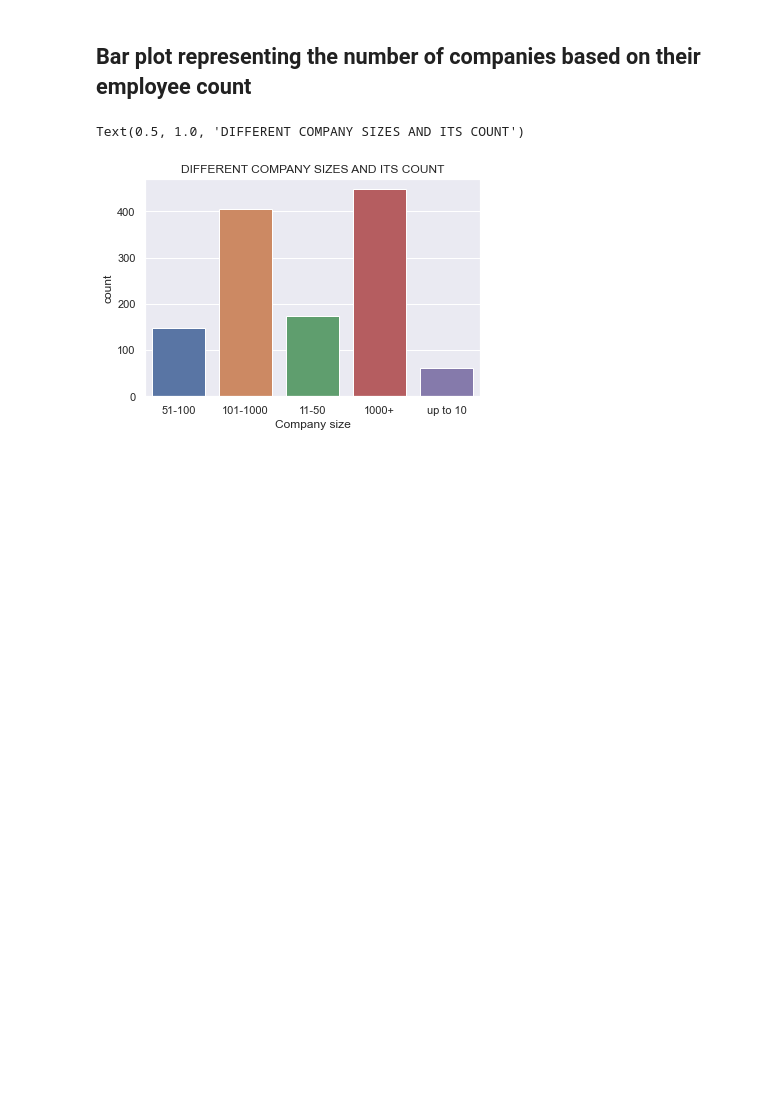
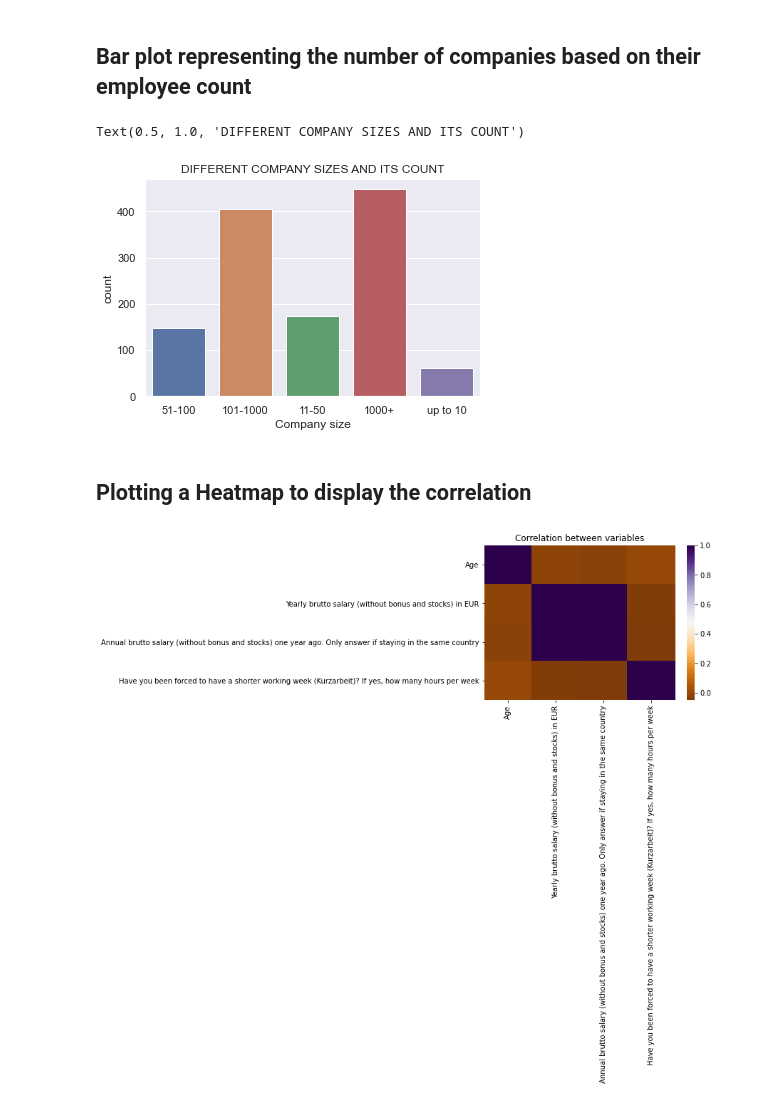
Before and after one commit to suhasparameshwar/DAB103, a Jupyter notebook: PROJECTDAB103FINAL.ipynb, the cells around one changed output. Saved outputs shown, nothing was run; the diff lists cells and outputs as text; code cells hidden in the pictures; blank space fills up the shorter version.

```diff
--- a/PROJECTDAB103FINAL.ipynb
+++ b/PROJECTDAB103FINAL.ipynb
@@ -267,3 +269,12 @@ plt.title("DIFFERENT COMPANY SIZES AND ITS COUNT")
 # %% [output]
 Text(0.5, 1.0, 'DIFFERENT COMPANY SIZES AND ITS COUNT')
 [figure]
+# %% [markdown]
+## Plotting a Heatmap to display the correlation
+# %%
+sns.heatmap(correlation, cmap='PuOr')
+
+plt.title("Correlation between variables")
+plt.show()
+# %% [output]
+[figure, added]
```
Also changed, not shown: parts of 2 cells of this notebook.
